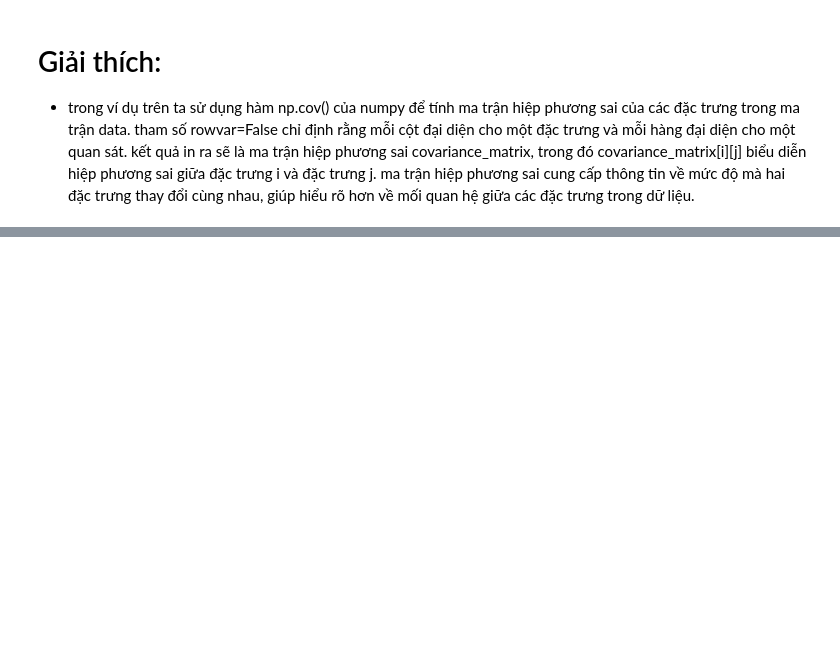
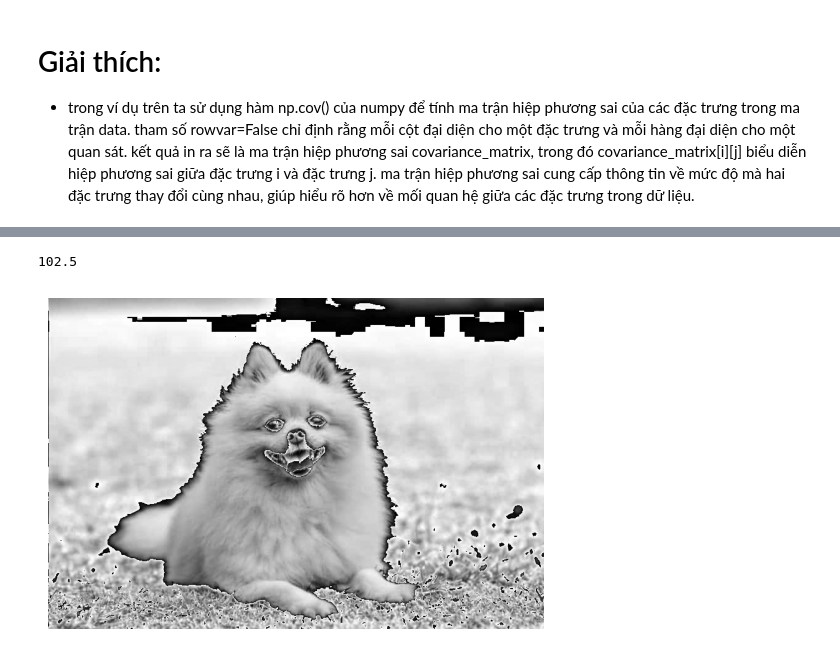
Before and after one commit to cuonglevan23/python_learn_ai, a Jupyter notebook: lern_01.ipynb, the cells around one changed output, grey strips where cells are left out. Cells and saved outputs as stored; diff of their text form; code cells hidden in the pictures; blank space fills up the shorter version.

Commit message:
update learn cv2 + pandas + numpy

```diff
--- a/lern_01.ipynb
+++ b/lern_01.ipynb
@@ -1347,0 +1558,15 @@ Covariance Matrix:
+# %%
+#  Lightness Method công thức Gray = (max(R,G,B)+min(R,G,B))/2 phương pháp này lấy giá trị sáng nhất và giá trị tối nhất trong 3 kệnh RGB sau đó lấy trung bình của hai giá trị biên này, giống như 1 dạng ước lượng độ sánh chung dựa trên biên độ màu , không qua tâm màu này thiên về đỏ hay xanh lá, xanh lam, nó bỏ qua kênh ở giữa, chỉ quan tâm mức độ sáng nhất và tối nhất
+
+import numpy as np
+import matplotlib.pyplot as plt
+import matplotlib.image as mpimg
+img = mpimg.imread("dog.jpeg")
+gray_img = (np.max(img,axis=2)+np.min(img,axis=2))/2
+print(gray_img[0,0])
+plt.imshow(gray_img, cmap="gray")
+plt.axis("off")
+plt.show()
+# %% [output]
+102.5
+[figure, added]
```
Also changed, not shown: parts of 32 cells of this notebook, 7 other files.
